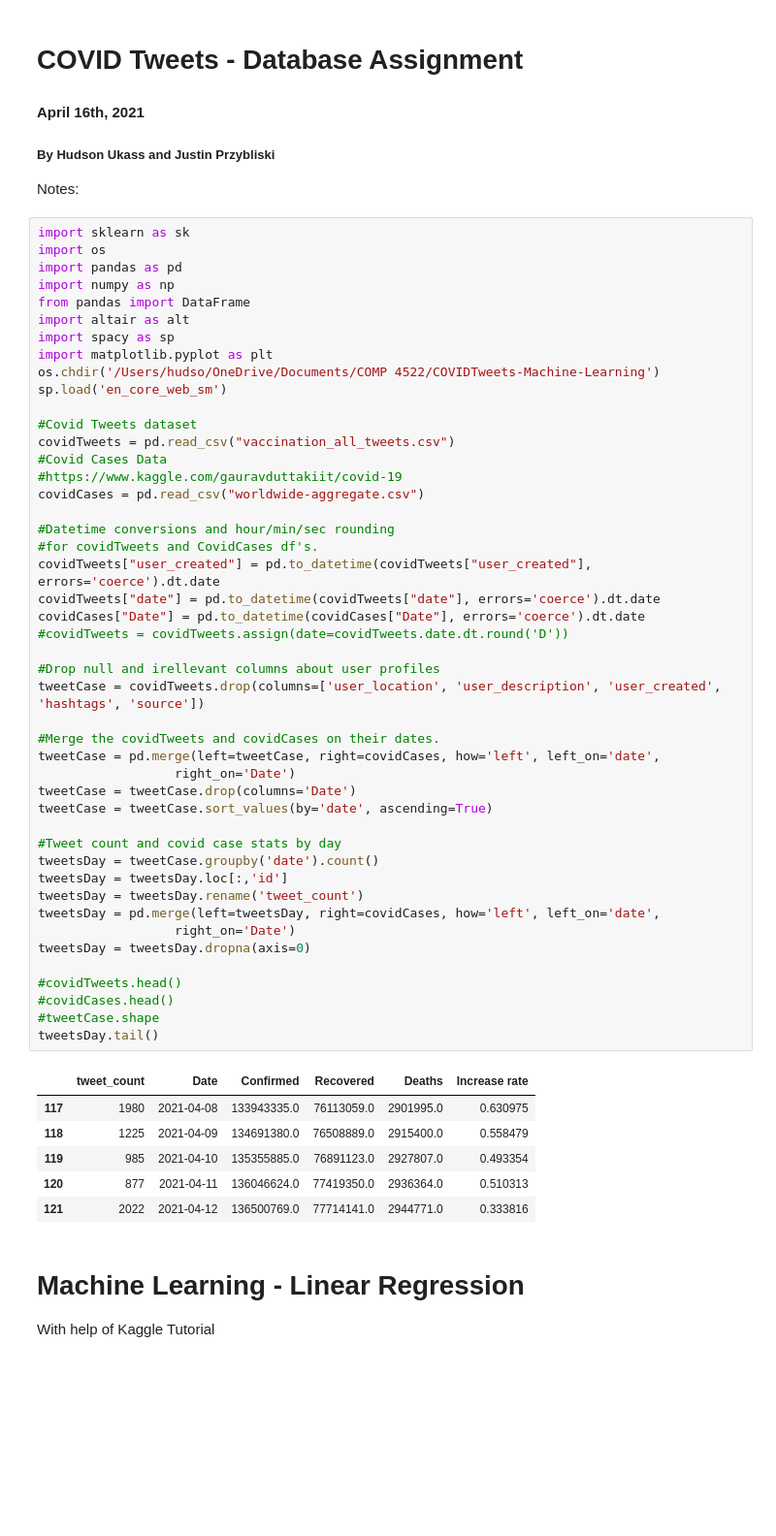
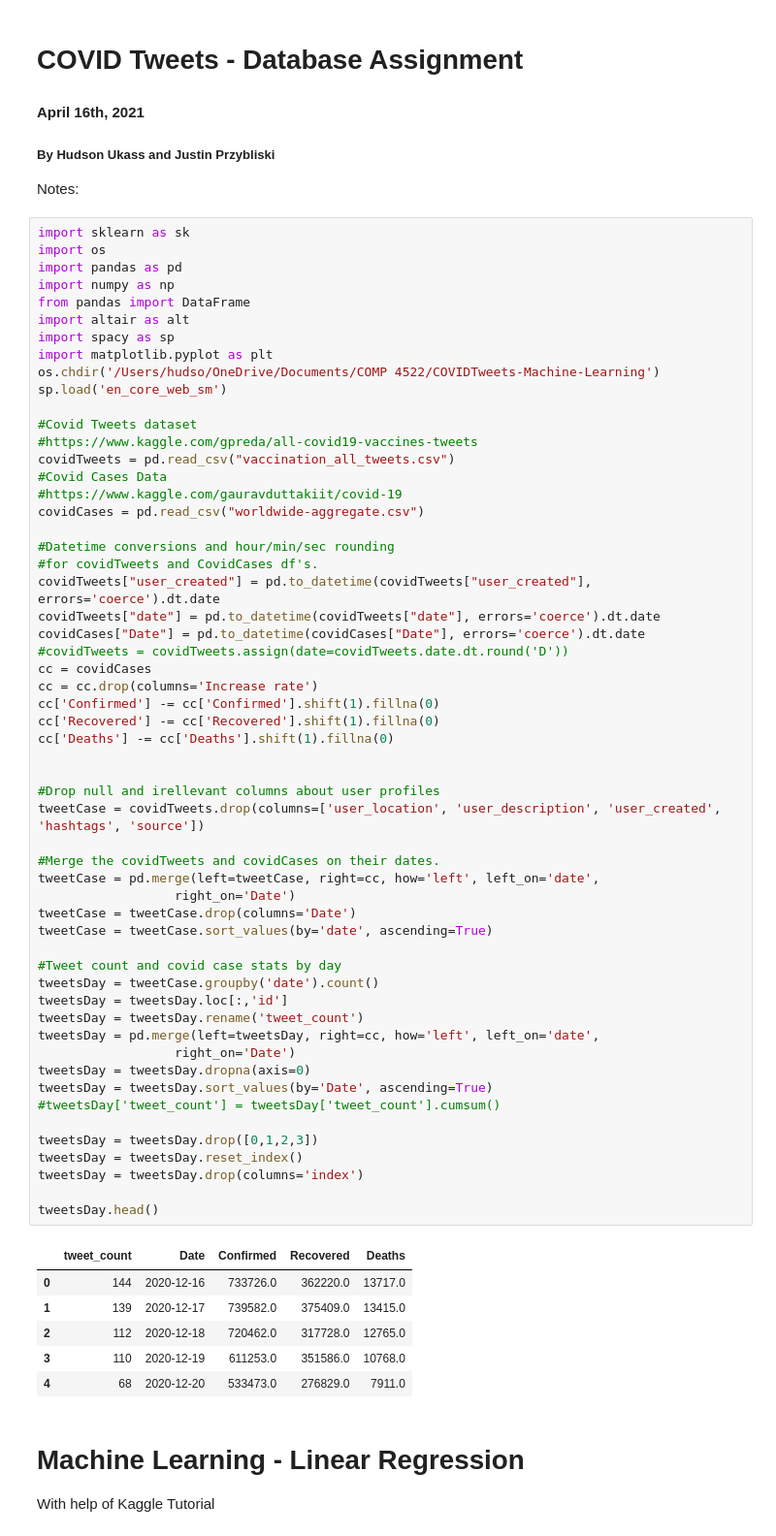
Before and after one commit to hukas/COVIDTweets-Machine-Learning, a Jupyter notebook: COVID Vaccine Tweets - COMP 4522.ipynb, the cells around one changed output. Shown at 97% size. Cells and saved outputs as stored; diff of their text form; blank space fills up the shorter version.

```diff
--- a/COVID Vaccine Tweets - COMP 4522.ipynb
+++ b/COVID Vaccine Tweets - COMP 4522.ipynb
@@ -18,46 +18,56 @@ os.chdir('/Users/hudso/OneDrive/Documents/COMP 4522/COVIDTweets-Machine-Learning
 sp.load('en_core_web_sm')
 
 #Covid Tweets dataset
+#https://www.kaggle.com/gpreda/all-covid19-vaccines-tweets
 covidTweets = pd.read_csv("vaccination_all_tweets.csv")
 #Covid Cases Data
 #https://www.kaggle.com/gauravduttakiit/covid-19
 covidCases = pd.read_csv("worldwide-aggregate.csv")
 
 #Datetime conversions and hour/min/sec rounding
 #for covidTweets and CovidCases df's.
 covidTweets["user_created"] = pd.to_datetime(covidTweets["user_created"], errors='coerce').dt.date
 covidTweets["date"] = pd.to_datetime(covidTweets["date"], errors='coerce').dt.date
 covidCases["Date"] = pd.to_datetime(covidCases["Date"], errors='coerce').dt.date
 #covidTweets = covidTweets.assign(date=covidTweets.date.dt.round('D'))
+cc = covidCases
+cc = cc.drop(columns='Increase rate')
+cc['Confirmed'] -= cc['Confirmed'].shift(1).fillna(0)
+cc['Recovered'] -= cc['Recovered'].shift(1).fillna(0)
+cc['Deaths'] -= cc['Deaths'].shift(1).fillna(0)
+
 
 #Drop null and irellevant columns about user profiles
 tweetCase = covidTweets.drop(columns=['user_location', 'user_description', 'user_created', 'hashtags', 'source'])
 
 #Merge the covidTweets and covidCases on their dates.
-tweetCase = pd.merge(left=tweetCase, right=covidCases, how='left', left_on='date',
+tweetCase = pd.merge(left=tweetCase, right=cc, how='left', left_on='date',
                   right_on='Date')
 tweetCase = tweetCase.drop(columns='Date')
 tweetCase = tweetCase.sort_values(by='date', ascending=True)
 
 #Tweet count and covid case stats by day
 tweetsDay = tweetCase.groupby('date').count()
 tweetsDay = tweetsDay.loc[:,'id']
 tweetsDay = tweetsDay.rename('tweet_count')
-tweetsDay = pd.merge(left=tweetsDay, right=covidCases, how='left', left_on='date',
+tweetsDay = pd.merge(left=tweetsDay, right=cc, how='left', left_on='date',
                   right_on='Date')
 tweetsDay = tweetsDay.dropna(axis=0)
+tweetsDay = tweetsDay.sort_values(by='Date', ascending=True)
+#tweetsDay['tweet_count'] = tweetsDay['tweet_count'].cumsum()
 
-#covidTweets.head()
-#covidCases.head()
-#tweetCase.shape
-tweetsDay.tail()
+tweetsDay = tweetsDay.drop([0,1,2,3])
+tweetsDay = tweetsDay.reset_index()
+tweetsDay = tweetsDay.drop(columns='index')
+
+tweetsDay.head()
 # %% [output]
-|  | tweet_count | Date | Confirmed | Recovered | Deaths | Increase rate |
-| 117 | 1980 | 2021-04-08 | 133943335.0 | 76113059.0 | 2901995.0 | 0.630975 |
-| 118 | 1225 | 2021-04-09 | 134691380.0 | 76508889.0 | 2915400.0 | 0.558479 |
-| 119 | 985 | 2021-04-10 | 135355885.0 | 76891123.0 | 2927807.0 | 0.493354 |
-| 120 | 877 | 2021-04-11 | 136046624.0 | 77419350.0 | 2936364.0 | 0.510313 |
-| 121 | 2022 | 2021-04-12 | 136500769.0 | 77714141.0 | 2944771.0 | 0.333816 |
+|  | tweet_count | Date | Confirmed | Recovered | Deaths |
+| 0 | 144 | 2020-12-16 | 733726.0 | 362220.0 | 13717.0 |
+| 1 | 139 | 2020-12-17 | 739582.0 | 375409.0 | 13415.0 |
+| 2 | 112 | 2020-12-18 | 720462.0 | 317728.0 | 12765.0 |
+| 3 | 110 | 2020-12-19 | 611253.0 | 351586.0 | 10768.0 |
+| 4 | 68 | 2020-12-20 | 533473.0 | 276829.0 | 7911.0 |
 # %% [markdown]
 # Machine Learning - Linear Regression
 With help of Kaggle Tutorial
```
Also changed, not shown: parts of 25 cells of this notebook, 1 other file.
